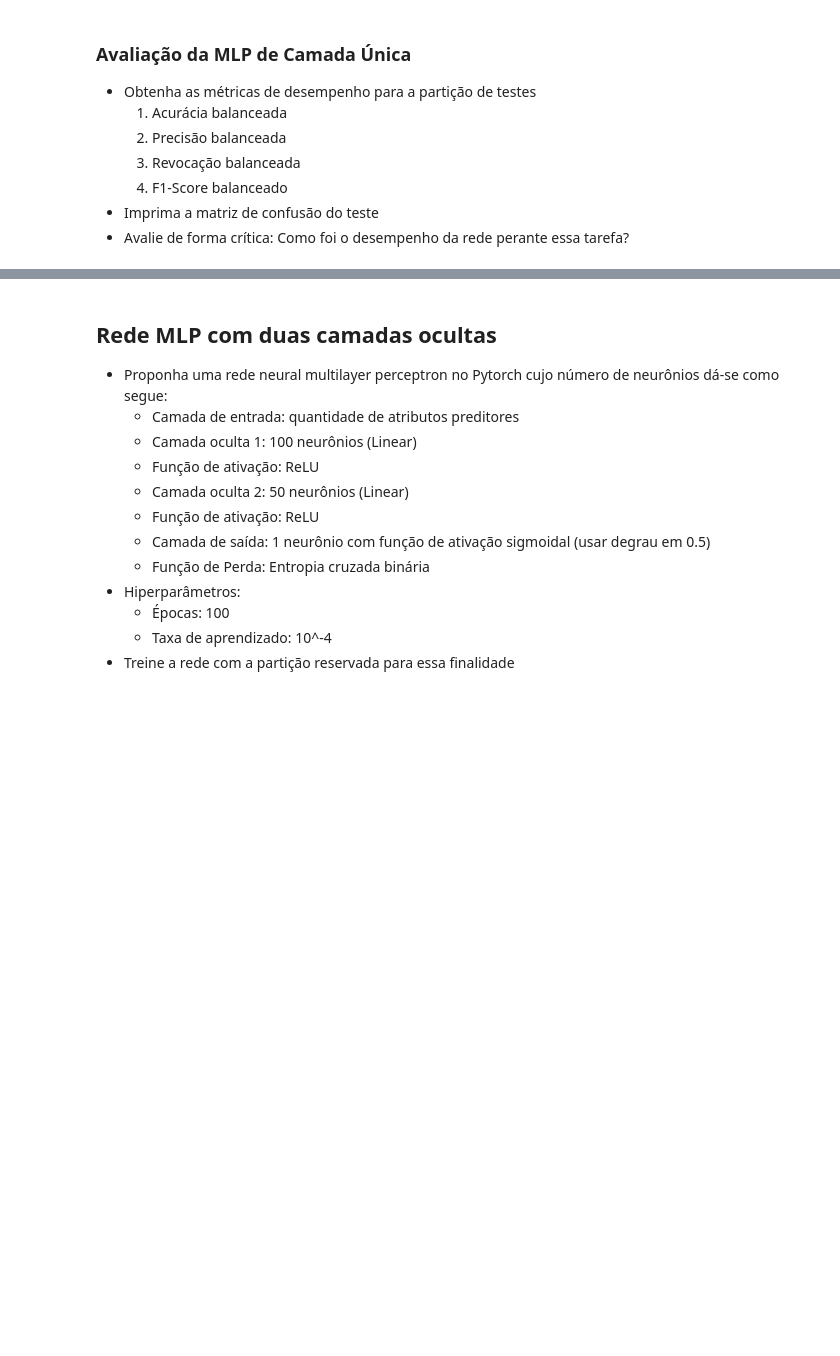
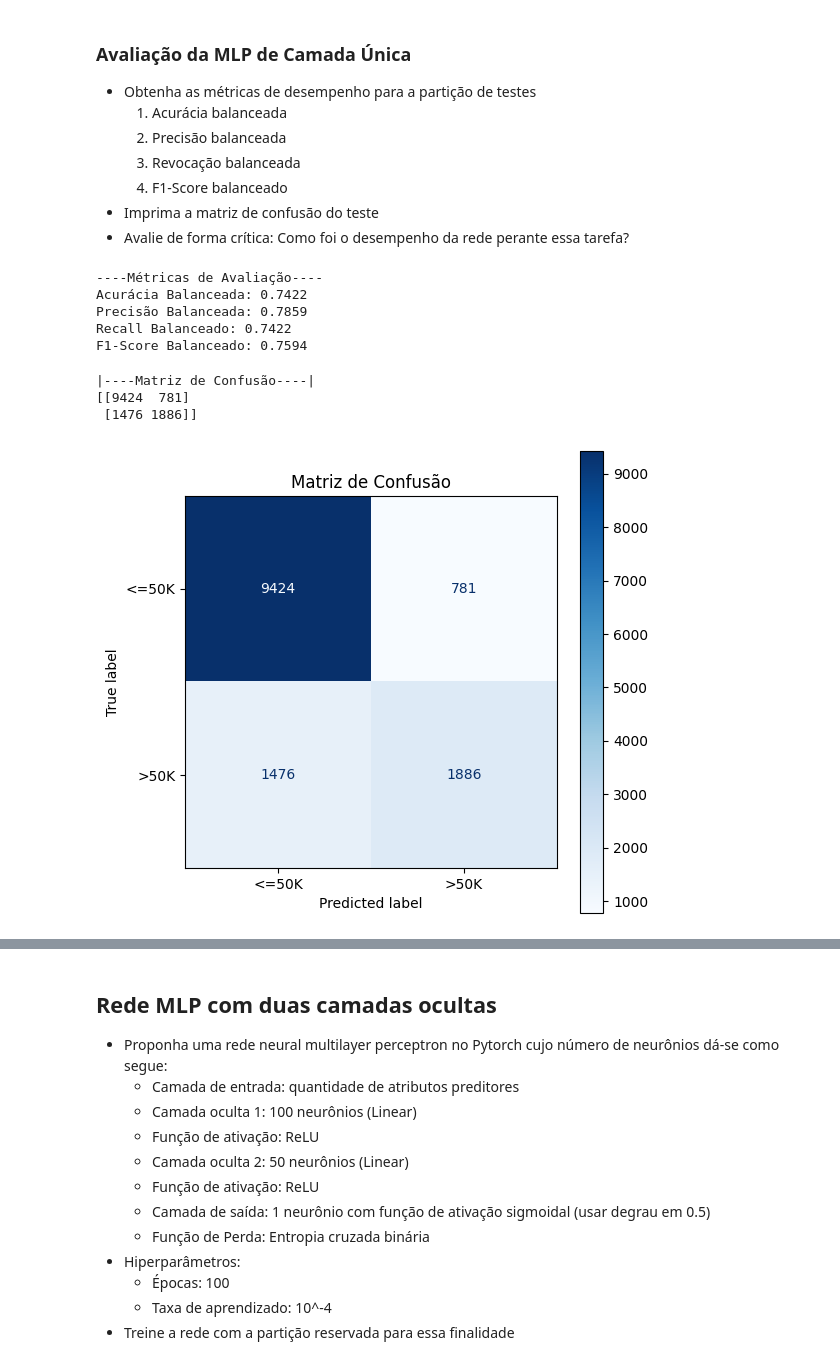
Before and after one commit to thiagocordeirum/TopicosI-A2-MLP, a Jupyter notebook: Topicos1-2026.1-Tarefa2.ipynb, the cells around one changed output, grey strips where cells are left out. Cells and saved outputs as stored; diff of their text form; code cells hidden in the pictures; blank space fills up the shorter version.

```diff
--- a/Topicos1-2026.1-Tarefa2.ipynb
+++ b/Topicos1-2026.1-Tarefa2.ipynb
@@ -73,0 +193,7 @@ FileNotFoundError: [Errno 2] No such file or directory: 'adult/adult.data'
+# %%
+EPOCHS = 100
+BATCH_SIZE = 16
+LEARNING_RATE = 1e-4
+NUM_FEATURES = X_train_tensor.shape[1]
+
+print(f"Número de features: {NUM_FEATURES}")
@@ -81,3 +266,14 @@ FileNotFoundError: [Errno 2] No such file or directory: 'adult/adult.data'
   4. F1-Score balanceado
 - Imprima a matriz de confusão do teste
 - Avalie de forma crítica: Como foi o desempenho da rede perante essa tarefa?
+# %%
+#Predição e Avaliação
+
+y_pred = model(X_test_tensor)
+#y_pred = torch.sigmoid(y_pred)
+y_pred_class = (y_pred >= 0.5).int()
+
+# Convertendo tensores para numpy para avaliação
+
+y_pred_class = y_pred_class.detach().numpy()
+y_test_np = y_test_tensor.detach().numpy()
@@ -83,0 +285,27 @@ FileNotFoundError: [Errno 2] No such file or directory: 'adult/adult.data'
+# %%
+print("----Métricas de Avaliação----")
+print(f"Acurácia Balanceada: {accuracy:.4f}")
+print(f"Precisão Balanceada: {precision:.4f}")
+print(f"Recall Balanceado: {recall:.4f}")
+print(f"F1-Score Balanceado: {f1:.4f}")
+# %% [output]
+----Métricas de Avaliação----
+Acurácia Balanceada: 0.7422
+Precisão Balanceada: 0.7859
+Recall Balanceado: 0.7422
+F1-Score Balanceado: 0.7594
+# %%
+cm = confusion_matrix(y_test_np, y_pred_class)
+print("|----Matriz de Confusão----|")
+print(cm)
+
+disp =ConfusionMatrixDisplay(confusion_matrix=cm, display_labels=['<=50K', '>50K'])
+fig, ax = plt.subplots(figsize=(6, 6))
+disp.plot(cmap=plt.cm.Blues, ax=ax)
+plt.title("Matriz de Confusão")
+plt.show()
+# %% [output]
+|----Matriz de Confusão----|
+[[9424  781]
+ [1476 1886]]
+[figure, added]
```
Also changed, not shown: parts of 41 cells of this notebook.
